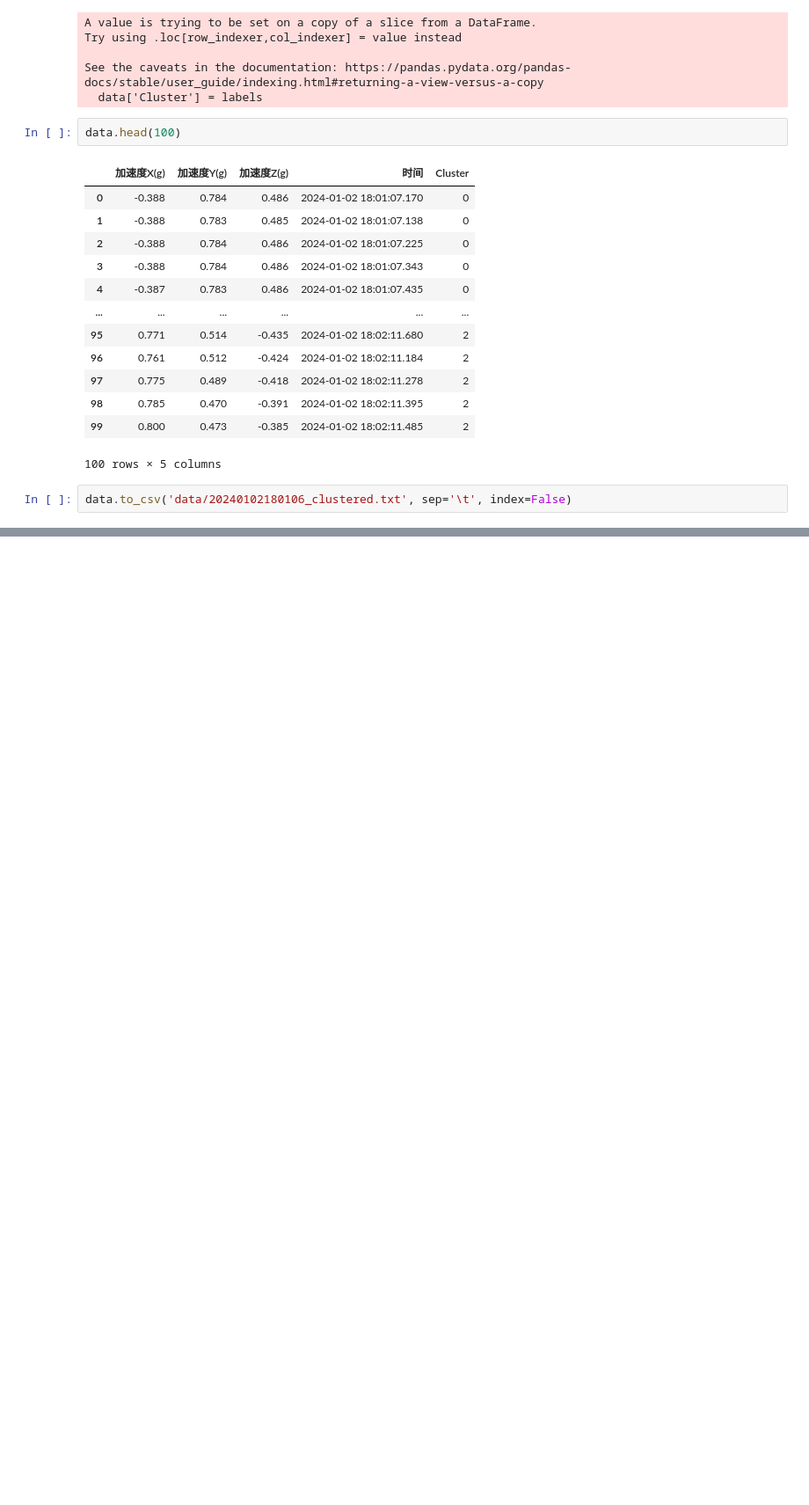
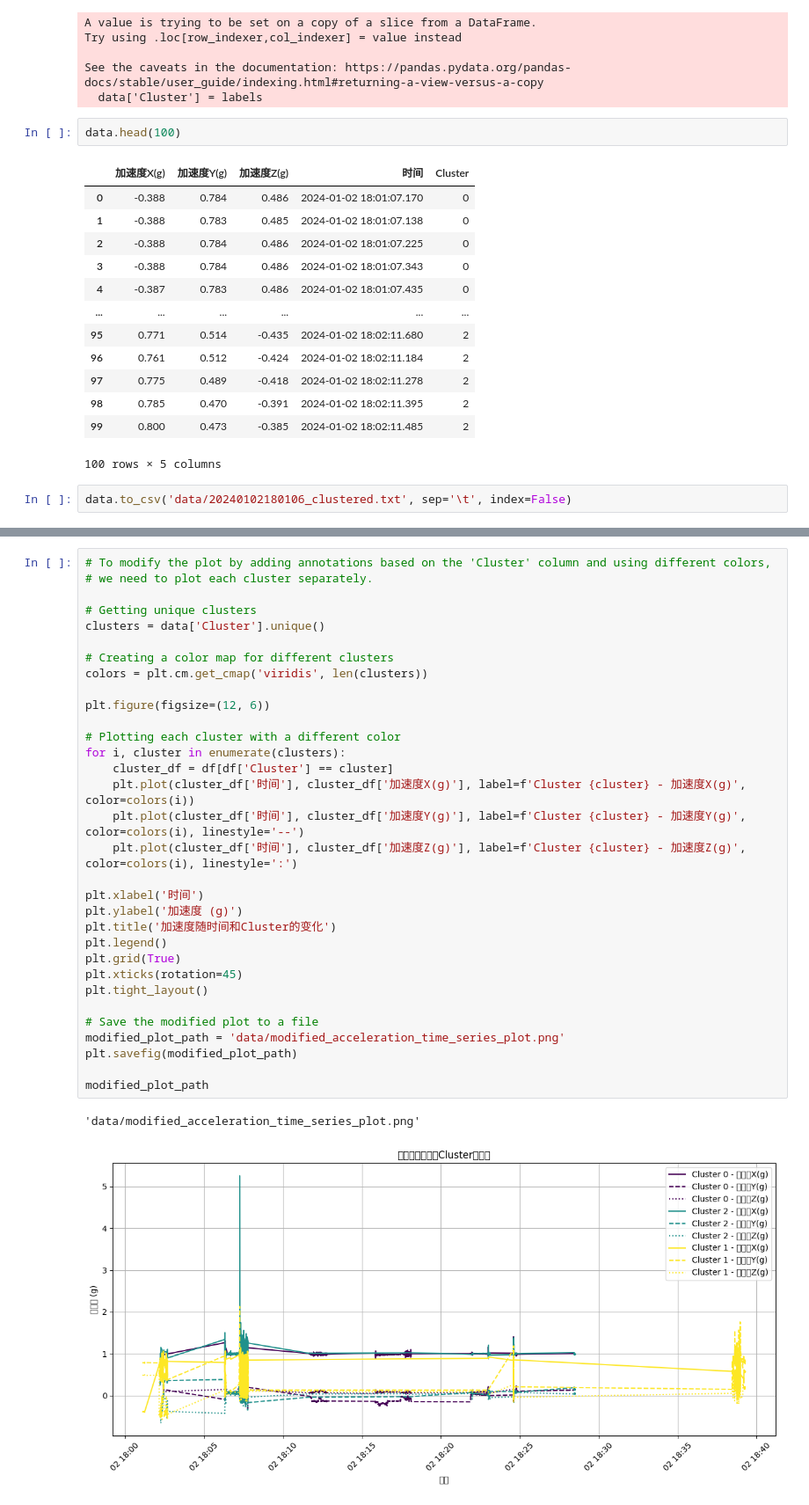
Before and after one commit to bill-unitech2021/motion_recognition_with_sensor_data, a Jupyter notebook: motion_analysis.ipynb, the cells around one changed output, grey strips where cells are left out. Shown at 88% size. Saved outputs shown, nothing was run; the diff lists cells and outputs as text; blank space fills up the shorter version.

```diff
--- a/motion_analysis.ipynb
+++ b/motion_analysis.ipynb
@@ -102,0 +123,35 @@ data.to_csv('data/20240102180106_clustered.txt', sep='\t', index=False)
+# %%
+# To modify the plot by adding annotations based on the 'Cluster' column and using different colors,
+# we need to plot each cluster separately.
+
+# Getting unique clusters
+clusters = data['Cluster'].unique()
+
+# Creating a color map for different clusters
+colors = plt.cm.get_cmap('viridis', len(clusters))
+
+plt.figure(figsize=(12, 6))
+
+# Plotting each cluster with a different color
+for i, cluster in enumerate(clusters):
+    cluster_df = df[df['Cluster'] == cluster]
+    plt.plot(cluster_df['时间'], cluster_df['加速度X(g)'], label=f'Cluster {cluster} - 加速度X(g)', color=colors(i))
+    plt.plot(cluster_df['时间'], cluster_df['加速度Y(g)'], label=f'Cluster {cluster} - 加速度Y(g)', color=colors(i), linestyle='--')
+    plt.plot(cluster_df['时间'], cluster_df['加速度Z(g)'], label=f'Cluster {cluster} - 加速度Z(g)', color=colors(i), linestyle=':')
+
+plt.xlabel('时间')
+plt.ylabel('加速度 (g)')
+plt.title('加速度随时间和Cluster的变化')
+plt.legend()
+plt.grid(True)
+plt.xticks(rotation=45)
+plt.tight_layout()
+
+# Save the modified plot to a file
+modified_plot_path = 'data/modified_acceleration_time_series_plot.png'
+plt.savefig(modified_plot_path)
+
+modified_plot_path
+# %% [output]
+'data/modified_acceleration_time_series_plot.png'
+[figure, added]
```
Also changed, not shown: parts of 1 cell of this notebook, 1 other file.
